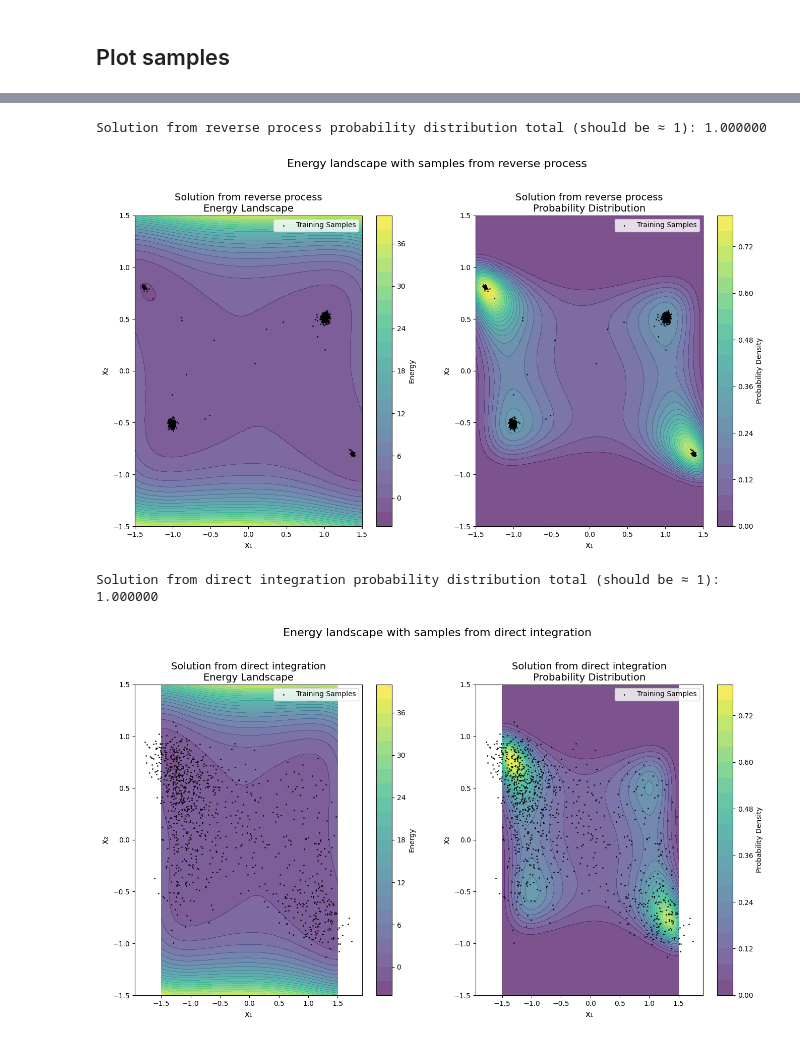
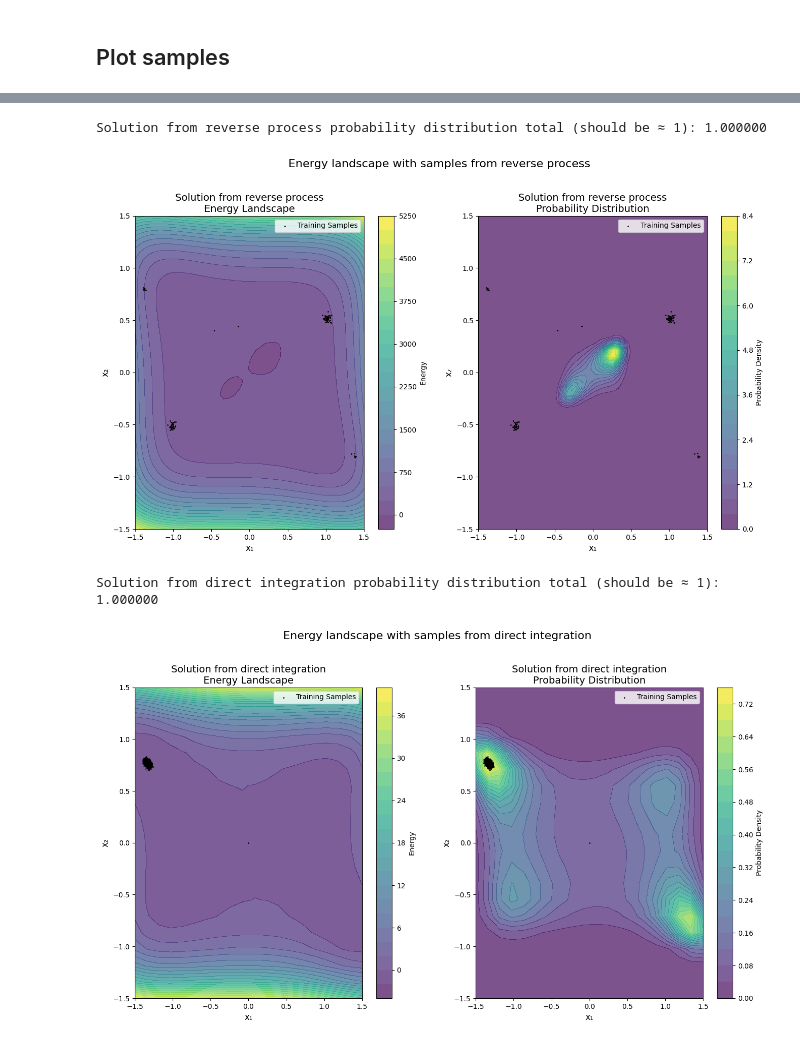
Before and after one commit to cyboesch/oscillator_dev, a Jupyter notebook: projects/physical-diffusion-models/notebooks/sampling-from-gaussian-mixture-CD1.ipynb, the cells around one changed output, grey strips where cells are left out. Drawn from its saved outputs; the diff is of its cells as text; code cells hidden in the pictures.

```diff
--- a/projects/physical-diffusion-models/notebooks/sampling-from-gaussian-mixture-CD1.ipynb
+++ b/projects/physical-diffusion-models/notebooks/sampling-from-gaussian-mixture-CD1.ipynb
@@ -505,16 +394,22 @@ final_states = all_trajectories[:, -1, :]
 # %% [markdown]
 ### Run equillibirum SDE
 # %%
-solve_time = 0.0
-energy_fn_Temp = lambda x: Temp*energy_fn(x)
-drift_fn, diffusion_fn = setup_overdamped_SDE(energy_fn_Temp, params_interpolator(solve_time), N_osc,time_dependent_parms=False)
-t0 = 0.0
-t1 = 20
-ts = jnp.linspace(t0, t1, 1000)
-dt0 = ts[1] - ts[0]
-initial_state = jnp.array([-.0,0.])
+sde_samples_direct_path = f"{output_dir}/sde_samples_direct.npy"
+if os.path.exists(sde_samples_direct_path):
+    # Load existing parameters
+    print('Loading existing equilibrium trajectory', sde_samples_direct_path)
+    sde_samples_direct = jnp.load(sde_samples_direct_path)
+else:
+    print('No existing equilibrium trajectory found, running optimization')
+    drift_fn, diffusion_fn = setup_overdamped_SDE(energy_fn, params_interpolator(0), N_osc, Temp=Temp, time_dependent_parms=False)
+    t0 = 0.0
+    t1 = 5000
+    ts = jnp.linspace(t0, t1, 1000)
+    dt0 = ts[1] - ts[0]
+    initial_state = jnp.array([-.0,0.])
 
-reverse_sde_key, subkey_direct = jr.split(reverse_sde_key)
-solution_direct = solve_SDE(drift_fn, diffusion_fn, initial_state,subkey_direct, t0, t1, ts.shape[0], dt0)
-sde_samples_direct = solution_direct.ys
+    reverse_sde_key, subkey_direct = jr.split(reverse_sde_key)
+    solution_direct = solve_SDE(drift_fn, diffusion_fn, initial_state,subkey_direct, t0, t1, ts.shape[0], dt0)
+    sde_samples_direct = solution_direct.ys
+    jnp.save(f"{output_dir}/sde_samples_direct.npy", sde_samples_direct)
 # %% [output]
@@ -524,5 +438,5 @@ TypeError: unsupported operand type(s) for *: 'float' and 'function'
 # %%
-param_list = [params_interpolator(solve_time)]
+param_list = [params_interpolator(1.5)/Temp]
 titles = ["Solution from reverse process"]
 plot_energy_and_distributions(
     energy_fn=energy_fn,
@@ -539,26 +453,26 @@ plot_energy_and_distributions(
 )
 # %% [output]
 Solution from reverse process probability distribution total (should be ≈ 1): 1.000000
-[figure, old version]
+[figure, new version]
 # %%
-param_list = [params_interpolator(solve_time)]
+param_list = [params_interpolator(0)]
 titles = ["Solution from direct integration"]
 plot_energy_and_distributions(
     energy_fn=energy_fn,
     param_list=param_list,
     samples=sde_samples_direct,
     sample_stride=1,
     x1_range=(-1.5, 1.5),
     x2_range=(-1.5, 1.5),
-    n_points=50,
+    n_points=20,
     titles=titles,
     figsize=None,
     fontsize=12,
     suptitle="Energy landscape with samples from direct integration"
 )
 # %% [output]
 Solution from direct integration probability distribution total (should be ≈ 1): 1.000000
-[figure, old version]
+[figure, new version]
 # %%
 # Set font sizes
 SMALL_SIZE = 16
```
Also changed, not shown: parts of 10 cells of this notebook.
